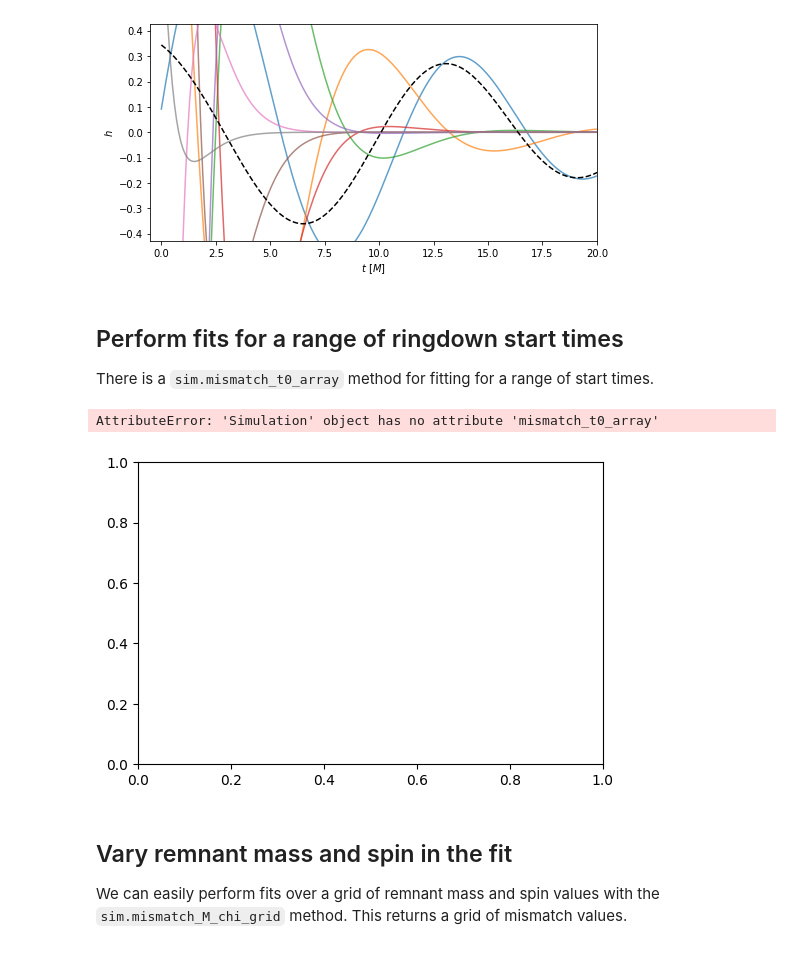
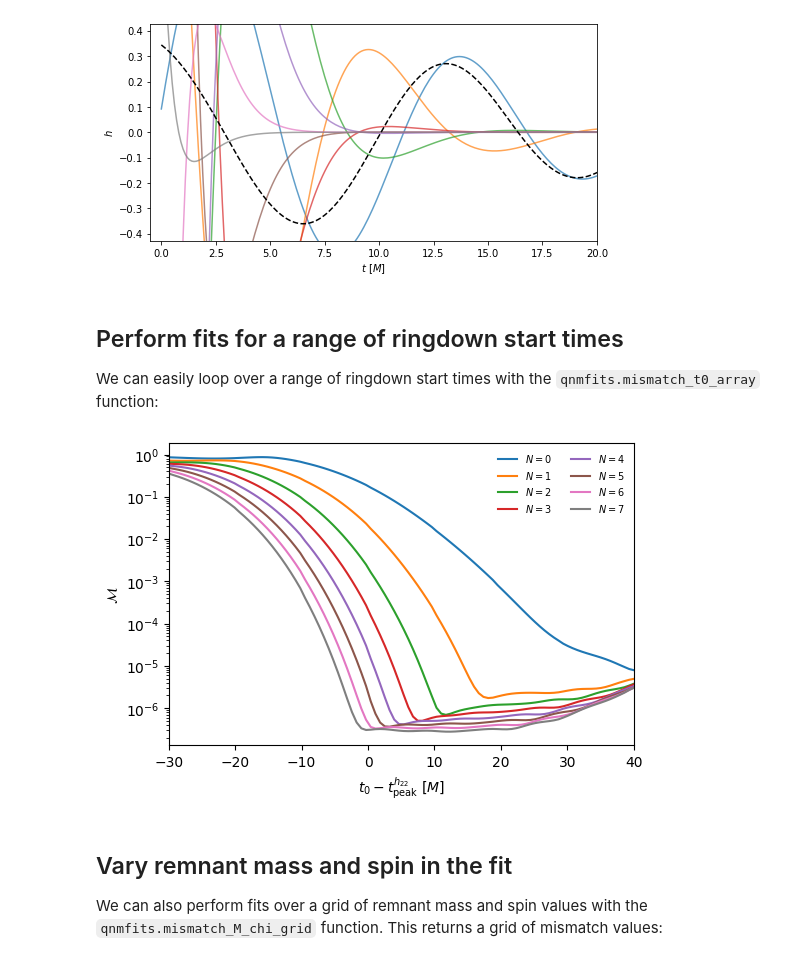
Before and after one commit to eliotfinch/qnmfits, a Jupyter notebook: examples/package_tutorial.ipynb, the cells around one changed output. Saved outputs shown, nothing was run; the diff lists cells and outputs as text; code cells hidden in the pictures.

Commit message:
remove mirror modes from fit functions

```diff
--- a/examples/package_tutorial.ipynb
+++ b/examples/package_tutorial.ipynb
@@ -121,42 +121,43 @@ Mismatch = 3.042510265949261e-07
 # %% [markdown]
 ## Perform fits for a range of ringdown start times
 
-There is a `sim.mismatch_t0_array` method for fitting for a range of start times.
+We can easily loop over a range of ringdown start times with the `qnmfits.mismatch_t0_array` function:
 # %%
-# We will fit to the (2,2) spherical harmonic mode, with the following
+# We will fit to the (2,2) spherical-harmonic mode, with the following
 # combinations of modes:
-hlm_modes = [(2,2)]
-mode_list = [[(2,2,n) for n in range(N)] for N in range(1,7+2)]
+mode_list = [[(2,2,n,1) for n in range(N)] for N in range(1,7+2)]
 
 # The start times to use
 t0_array = np.linspace(-30, 40, 100)
 
 # Create figure
 fig, ax = plt.subplots(dpi=100)
 
 for modes in mode_list:
 
     # Create mismatch list
-    mm_list = sim.mismatch_t0_array(
-        t0_array,
-        T_array=100,
-        modes=modes,
-        hlm_modes=hlm_modes)
+    mm_list = qnmfits.mismatch_t0_array(
+        sim.times,
+        sim.h[2,2],
+        modes,
+        Mf=sim.Mf,
+        chif=sim.chif_mag,
+        t0_array=t0_array
+    )
 
     # Add to figure
-    ax.semilogy(t0_array, mm_list, label=f'$N = {modes[-1][-1]}$')
+    ax.semilogy(t0_array, mm_list, label=f'$N = {modes[-1][-2]}$')
 
 # Plot limits and labels
 ax.set_xlim(t0_array[0], t0_array[-1])
 ax.set_xlabel('$t_0 - t^{h_{22}}_\mathrm{peak}\ [M]$')
 ax.set_ylabel('$\mathcal{M}$')
 
 _ = ax.legend(ncol=2, frameon=False, fontsize=7)
 # %% [output]
-AttributeError: 'Simulation' object has no attribute 'mismatch_t0_array'
-[figure, old version]
+[figure, new version]
 # %% [markdown]
 ## Vary remnant mass and spin in the fit
 
-We can easily perform fits over a grid of remnant mass and spin values with the `sim.mismatch_M_chi_grid` method. This returns a grid of mismatch values.
+We can also perform fits over a grid of remnant mass and spin values with the `qnmfits.mismatch_M_chi_grid` function. This returns a grid of mismatch values:
 # %%
```
Also changed, not shown: parts of 10 cells of this notebook, 2 other files.
